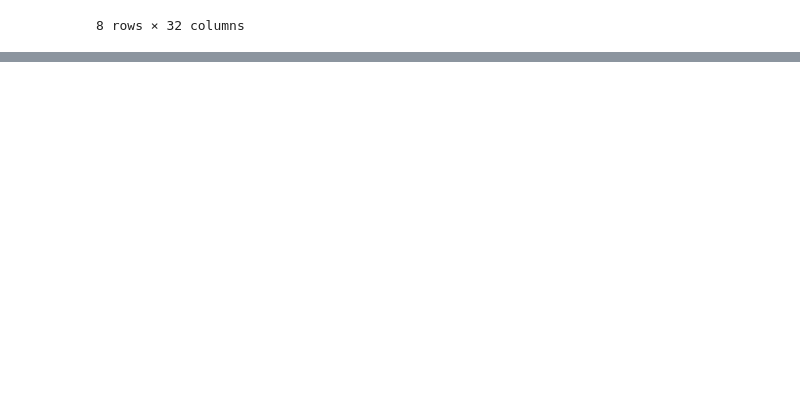
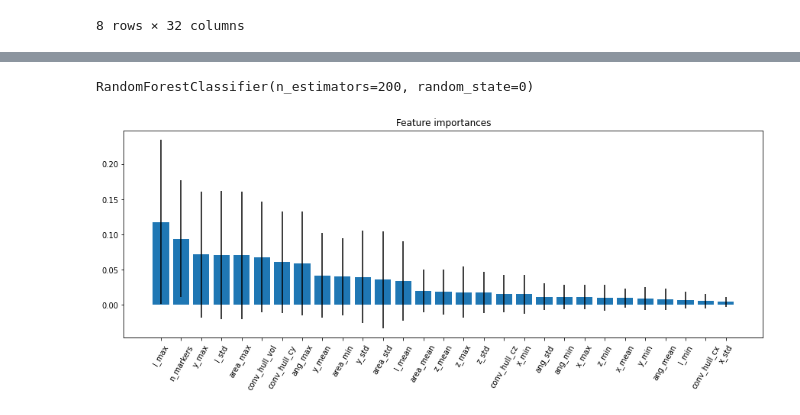
Before and after one commit to efiegel/postures, a Jupyter notebook: Hand Postures.ipynb, the cells around one changed output, grey strips where cells are left out. Cells and saved outputs as stored; diff of their text form; code cells hidden in the pictures; blank space fills up the shorter version.

Commit message:
added feature importance

```diff
--- a/Hand Postures.ipynb
+++ b/Hand Postures.ipynb
@@ -56,0 +63,31 @@ df.describe()
+# %%
+from sklearn.ensemble import RandomForestClassifier
+
+df = pd.read_csv('data/train.csv')
+X_train = df.iloc[:, 3:].values
+y_train = df['class'].values
+
+forest = RandomForestClassifier(n_estimators=200, random_state=0)
+forest.fit(X_train, y_train)
+# %% [output]
+RandomForestClassifier(n_estimators=200, random_state=0)
+# %%
+import matplotlib.pyplot as plt
+
+importances = forest.feature_importances_
+std = np.std([tree.feature_importances_ for tree in forest.estimators_], axis=0)
+feature_indices = np.argsort(importances)[::-1]
+
+# Get feature names from indices
+headers = list(df.columns.values)
+feature_names = headers[3:]
+features_ranked = [feature_names[index] for index in feature_indices]
+
+# Plot importances
+plt.figure(figsize=(15,5))
+plt.title("Feature importances")
+plt.bar(range(X.shape[1]), importances[feature_indices], yerr=std[indices])
+plt.xticks(range(X.shape[1]), features_ranked, rotation = 60)
+plt.show()
+# %% [output]
+[figure, added]
```
Also changed, not shown: parts of 5 cells of this notebook.
